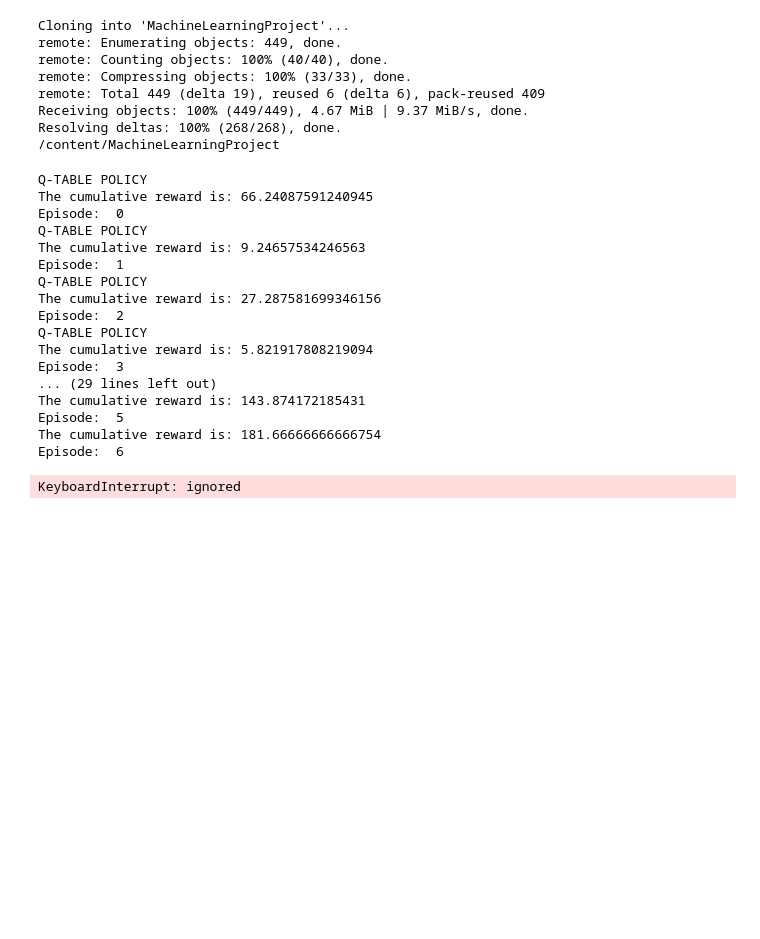
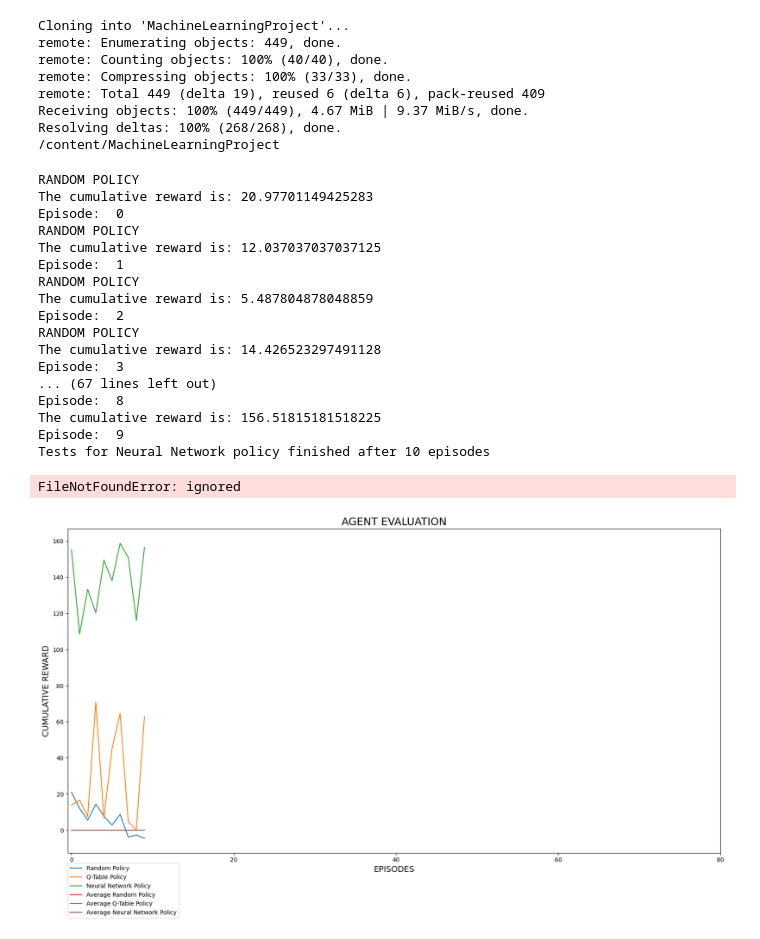
Before and after one commit to Federico6419/MachineLearningProject, a Jupyter notebook: Testing.ipynb, the cells around one changed output. Drawn from its saved outputs; the diff is of its cells as text; code cells hidden in the pictures; blank space fills up the shorter version.

```diff
--- a/Testing.ipynb
+++ b/Testing.ipynb
@@ -191,44 +191,72 @@ def test(strategy):
 
             if(strategy == "Random policy"):
                 cum_reward_random[episode] = c_reward # save the cum_reward for the relative episode
                 average_random[episode]=total_reward/(episode+1)
             elif(strategy == "Q-Table policy"):
                 cum_reward_QTable[episode] = c_reward
                 average_QTable[episode]=total_reward/(episode+1)
             elif(strategy == "Neural Network policy"):
                 cum_reward_nn[episode] = c_reward
                 average_nn[episode]=total_reward/(episode+1)
 
             print("The cumulative reward is:",c_reward)
             c_reward = 0 # reset the current cumulative reward
             print("Episode: ",episode)
             episode += +1
 
     print(f"Tests for {strategy} finished after {config_test.NUM_EPISODES} episodes")
 
 
 
 test("Random policy")
 test("Q-Table policy")
 test("Neural Network policy")
 
 env.close()
+
+
+###### after saved results of the test plot it
+#first create an array with natural number to represent the episodes
+ep = np.zeros(config_test.NUM_EPISODES,int)
+for i in range (config_test.NUM_EPISODES):
+    ep[i] = i
+
+fig = plt.figure(figsize=(20, 10))
+#fig, ax = plt.subplots()  # Create a figure containing a single axes.
+ax = fig.add_subplot(111)
+ax.plot(ep, cum_reward_random, label="Random Policy")  # Plot some data on the axes.
+ax.plot(ep, cum_reward_QTable, label="Q-Table Policy")  # Plot some data on the axes.
+ax.plot(ep, cum_reward_nn, label="Neural Network Policy")  # Plot some data on the axes.
+ax.plot(ep, average_random, label="Average Random Policy")  # Plot some data on the axes.
+ax.plot(ep, average_QTable, label="Average Q-Table Policy")  # Plot some data on the axes.
+ax.plot(ep, average_nn, label="Average Neural Network Policy")  # Plot some data on the axes.
+ax.set_xlabel('EPISODES', fontsize=14)  # Add an x-label to the axes.
+ax.set_ylabel('CUMULATIVE REWARD', fontsize=14)  # Add a y-label to the axes.
+ax.set_title("AGENT EVALUATION", fontsize=18)  # Add a title to the axes.
+ax.legend(loc=(0.0, -0.2))  # Add a legend.
+
+#specify axis tick step sizes
+plt.xticks(np.arange(0,100,20))# np.arange(min,max, step)
+
+#-----save image of the plot--------#
+plt.savefig('Plot.png')
 # %% [output]
-Q-TABLE POLICY
-The cumulative reward is: 66.24087591240945
+RANDOM POLICY
+The cumulative reward is: 20.97701149425283
 Episode:  0
-Q-TABLE POLICY
-The cumulative reward is: 9.24657534246563
+RANDOM POLICY
+The cumulative reward is: 12.037037037037125
 Episode:  1
-Q-TABLE POLICY
-The cumulative reward is: 27.287581699346156
+RANDOM POLICY
+The cumulative reward is: 5.487804878048859
 Episode:  2
-Q-TABLE POLICY
-The cumulative reward is: 5.821917808219094
+RANDOM POLICY
+The cumulative reward is: 14.426523297491128
 Episode:  3
-... (29 lines left out)
-The cumulative reward is: 143.874172185431
-Episode:  5
-The cumulative reward is: 181.66666666666754
-Episode:  6
+... (67 lines left out)
+Episode:  8
+The cumulative reward is: 156.51815181518225
+Episode:  9
+Tests for Neural Network policy finished after 10 episodes
-KeyboardInterrupt: ignored
+FileNotFoundError: ignored
+[figure, added]
```
